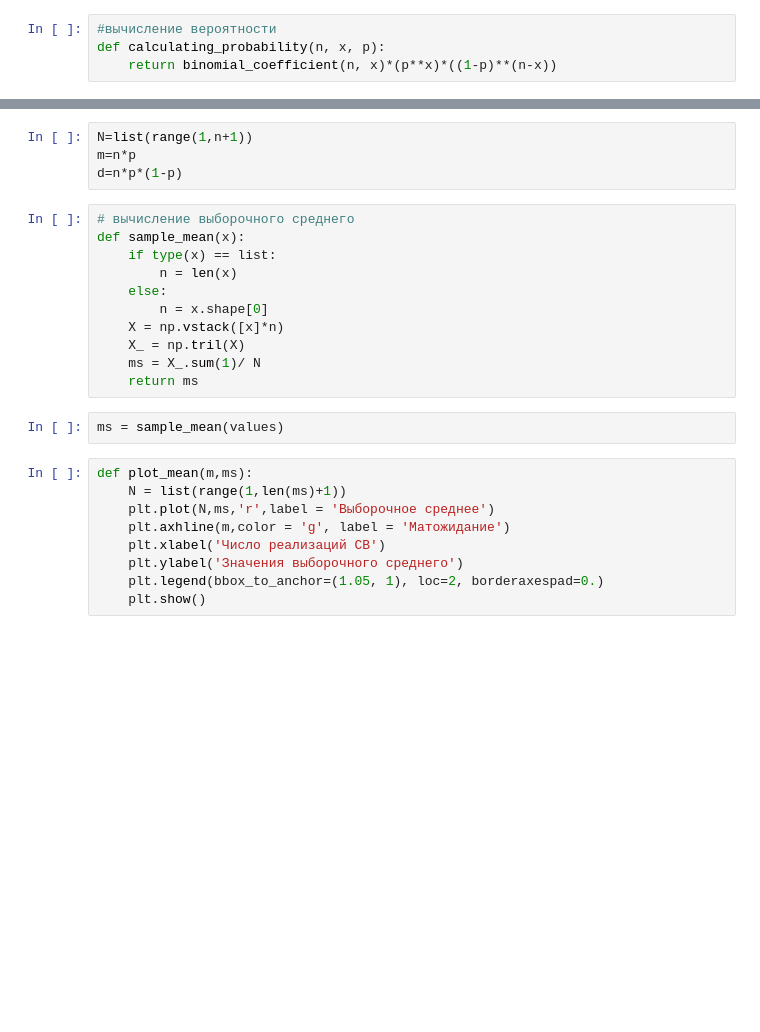
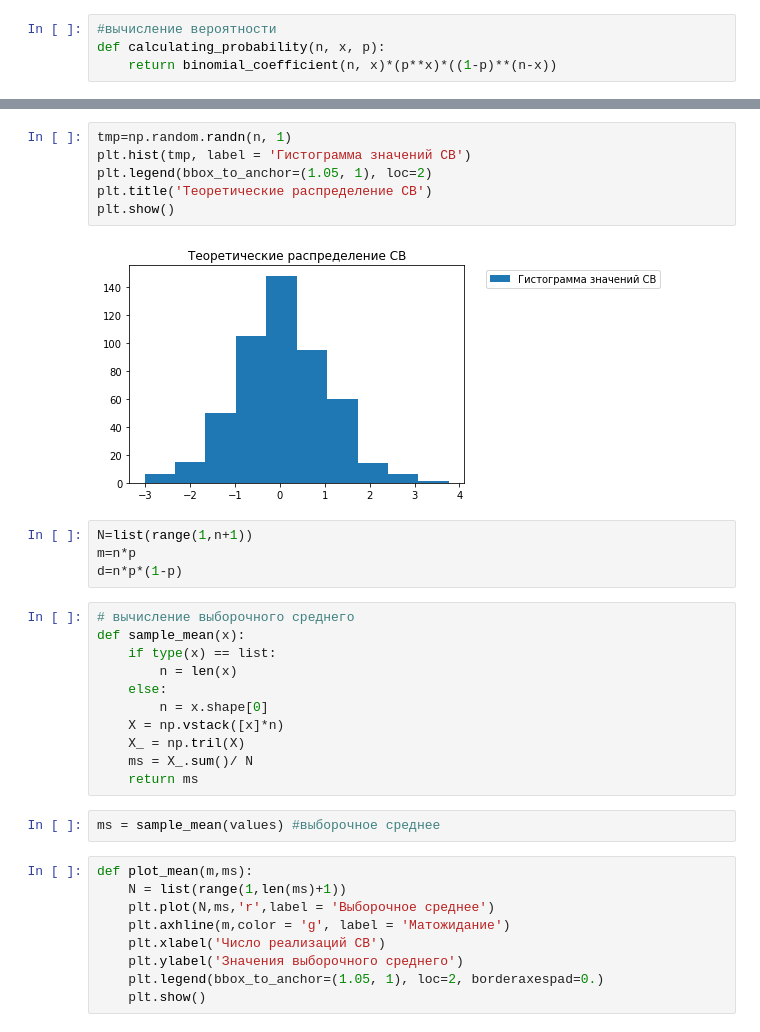
Before and after one commit to simonovEI/ml_csf, a Jupyter notebook: task1.ipynb, the cells around one changed output, grey strips where cells are left out. Drawn from its saved outputs; the diff is of its cells as text; blank space fills up the shorter version.

```diff
--- a/task1.ipynb
+++ b/task1.ipynb
@@ -38,3 +37,11 @@ plt.show()
+# %%
+tmp=np.random.randn(n, 1)
+plt.hist(tmp, label = 'Гистограмма значений СВ')
+plt.legend(bbox_to_anchor=(1.05, 1), loc=2)
+plt.title('Теоретические распределение СВ')
+plt.show()
+# %% [output]
+[figure, added]
 # %%
 N=list(range(1,n+1))
 m=n*p
@@ -48,10 +55,10 @@ def sample_mean(x):
         n = x.shape[0]
     X = np.vstack([x]*n)
     X_ = np.tril(X)
-    ms = X_.sum(1)/ N
+    ms = X_.sum()/ N
     return ms
 # %%
-ms = sample_mean(values)
+ms = sample_mean(values) #выборочное среднее
 # %%
 def plot_mean(m,ms):
     N = list(range(1,len(ms)+1))
```
Also changed, not shown: parts of 8 cells of this notebook.
